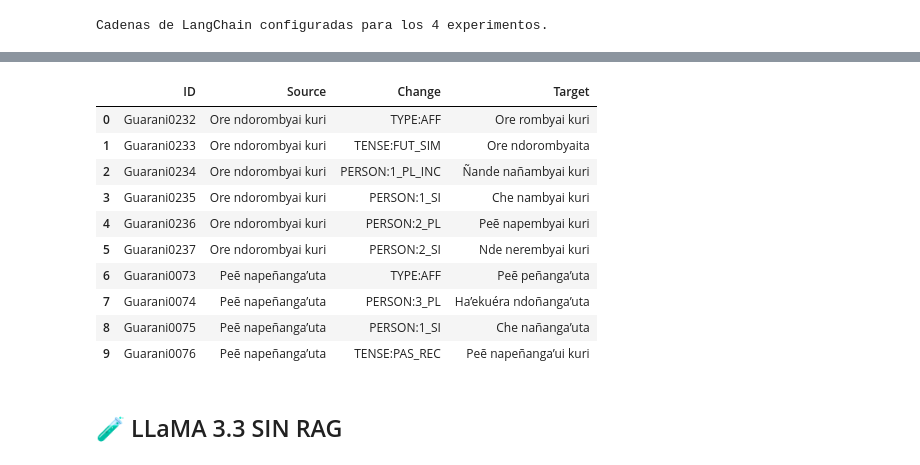
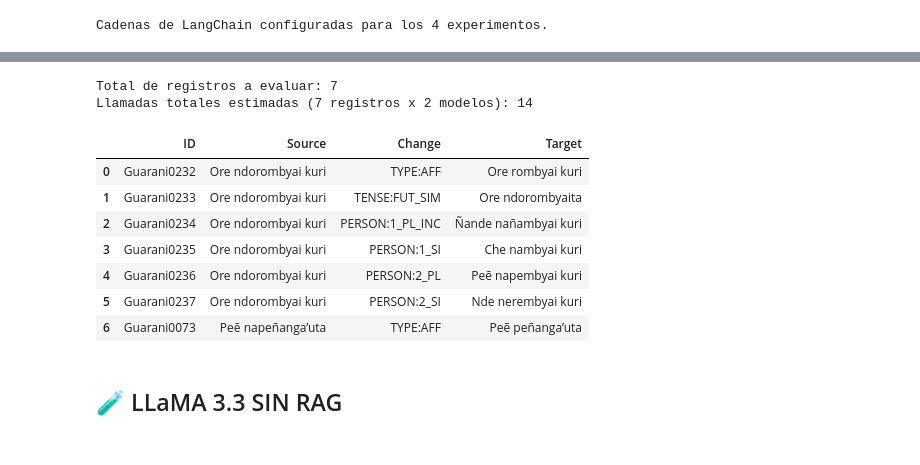
Before and after one commit to onolf/guarani-rag-2025, a Jupyter notebook: guarani_pln_2025.ipynb, the cells around one changed output, grey strips where cells are left out. Saved outputs shown, nothing was run; the diff lists cells and outputs as text; code cells hidden in the pictures.

```diff
--- a/guarani_pln_2025.ipynb
+++ b/guarani_pln_2025.ipynb
@@ -354,34 +360,37 @@ Requirement already satisfied: lxml in /usr/local/lib/python3.12/dist-packages (
 # %%
 # =================================================================
-# Cargar dataset AmericasNLP (solo 10 ejemplos representativos)
+# Cargar dataset AmericasNLP (solo 7 ejemplos representativos)
 # =================================================================
 
 import requests
 import pandas as pd
 import time
 from io import StringIO
 
 AMERICASNLP_URL = "https://raw.githubusercontent.com/AmericasNLP/americasnlp2025/main/ST2_EducationalMaterials/data/guarani-dev.tsv"
 
+# 1. Obtener los datos completos
 response = requests.get(AMERICASNLP_URL)
 df_eval_full = pd.read_csv(StringIO(response.text), sep="\t")
 
-# Tomamos SOLO los primeros 10 ejemplos
-df_eval = df_eval_full.head(10).reset_index(drop=True)
+# 2. Tomamos SOLO los primeros 7 ejemplos
+df_eval = df_eval_full.head(7).reset_index(drop=True) # <-- CAMBIO A .head(7)
+
+print(f"Total de registros a evaluar: {len(df_eval)}")
+print(f"Llamadas totales estimadas (7 registros x 2 modelos): {len(df_eval) * 2}")
 
 df_eval
 # %% [output]
+Total de registros a evaluar: 7
+Llamadas totales estimadas (7 registros x 2 modelos): 14
 |  | ID | Source | Change | Target |
 | 0 | Guarani0232 | Ore ndorombyai kuri | TYPE:AFF | Ore rombyai kuri |
 | 1 | Guarani0233 | Ore ndorombyai kuri | TENSE:FUT_SIM | Ore ndorombyaita |
 | 2 | Guarani0234 | Ore ndorombyai kuri | PERSON:1_PL_INC | Ñande nañambyai kuri |
 | 3 | Guarani0235 | Ore ndorombyai kuri | PERSON:1_SI | Che nambyai kuri |
 | 4 | Guarani0236 | Ore ndorombyai kuri | PERSON:2_PL | Peẽ napembyai kuri |
 | 5 | Guarani0237 | Ore ndorombyai kuri | PERSON:2_SI | Nde nerembyai kuri |
 | 6 | Guarani0073 | Peẽ napeñanga’uta | TYPE:AFF | Peẽ peñanga’uta |
-| 7 | Guarani0074 | Peẽ napeñanga’uta | PERSON:3_PL | Ha’ekuéra ndoñanga’uta |
-| 8 | Guarani0075 | Peẽ napeñanga’uta | PERSON:1_SI | Che nañanga’uta |
-| 9 | Guarani0076 | Peẽ napeñanga’uta | TENSE:PAS_REC | Peẽ napeñanga’ui kuri |
 # %%
 # =================================================================
 # Función de evaluación (chrF + latencia)
```
Also changed, not shown: parts of 11 cells of this notebook, 1 other file.
